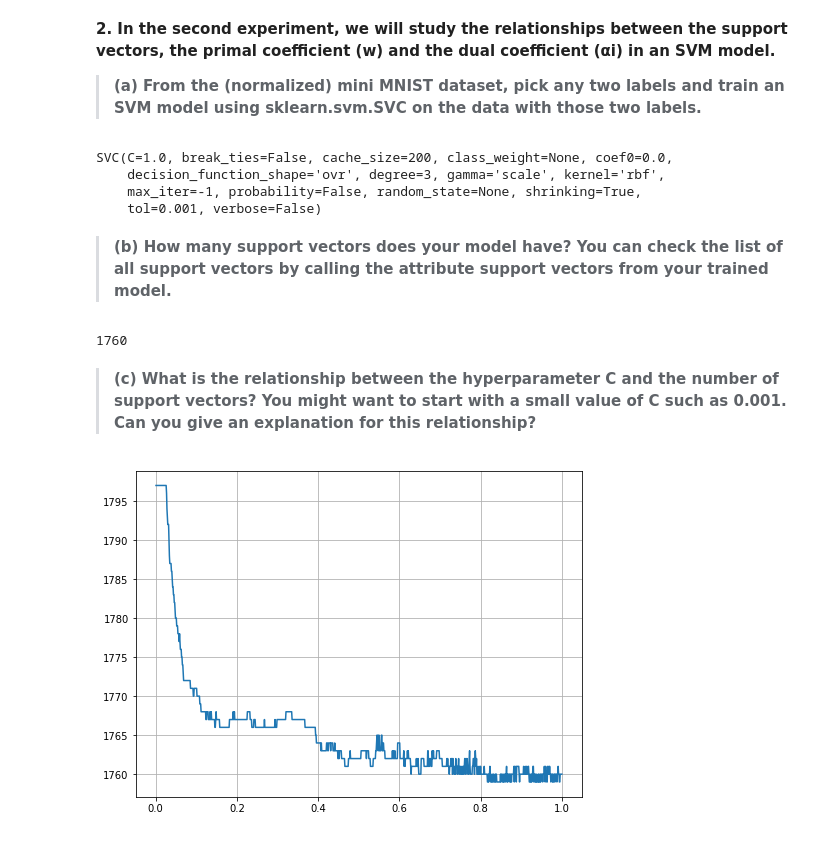
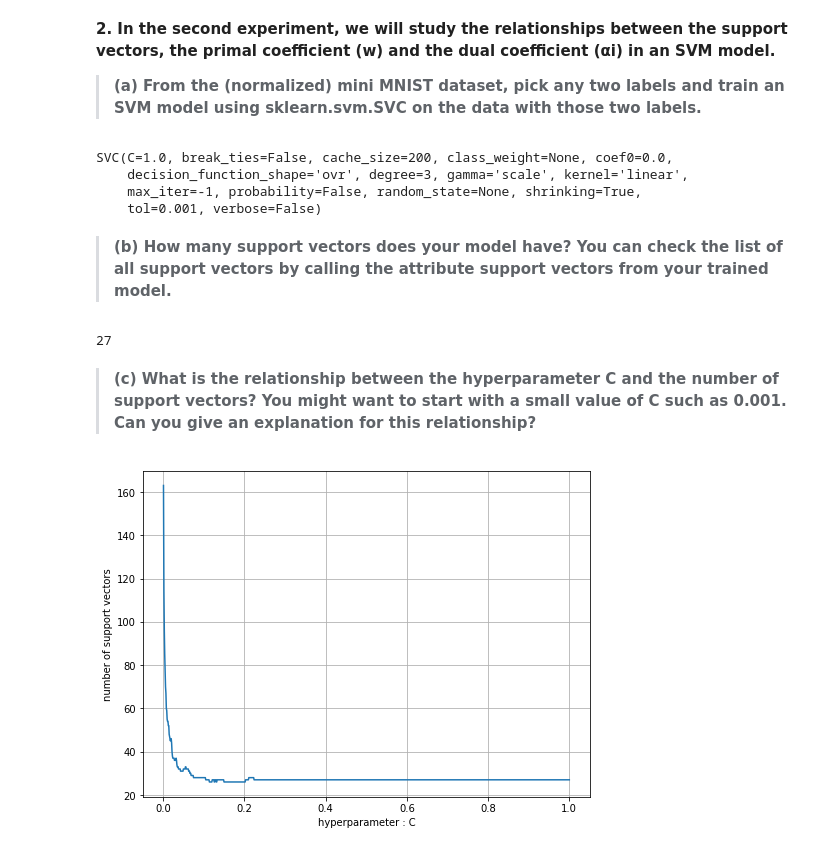
Before and after one commit to tackulus/229352, a Jupyter notebook: Lab04.ipynb, the cells around one changed output. Saved outputs shown, nothing was run; the diff lists cells and outputs as text; code cells hidden in the pictures.

```diff
--- a/Lab04.ipynb
+++ b/Lab04.ipynb
@@ -73,13 +73,15 @@ X.shape
 # %%
 from sklearn.svm import SVC
 
-k1, k2 = np.random.choice(X.shape[1], size=2, replace=False)
-Xk = X[:, [k1, k2]]
-clf = SVC()
-clf.fit(Xk, y)
+k1, k2 = np.random.choice(mnist.target_names, size=2, replace=False)
+index = np.where(y == k1)[0].tolist() + np.where(y == k2)[0].tolist()
+index = sorted(index)
+Xk, yk = X[index], y[index]
+clf = SVC(kernel='linear')
+clf.fit(Xk, yk)
 # %% [output]
 SVC(C=1.0, break_ties=False, cache_size=200, class_weight=None, coef0=0.0,
-    decision_function_shape='ovr', degree=3, gamma='scale', kernel='rbf',
+    decision_function_shape='ovr', degree=3, gamma='scale', kernel='linear',
     max_iter=-1, probability=False, random_state=None, shrinking=True,
     tol=0.001, verbose=False)
 # %% [markdown]
@@ -87,19 +89,22 @@ SVC(C=1.0, break_ties=False, cache_size=200, class_weight=None, coef0=0.0,
 # %%
 len(clf.support_vectors_)
 # %% [output]
-1760
+27
 # %% [markdown]
 > **(c) What is the relationship between the hyperparameter C and the number of support vectors? You might want to start with a small value of C such as 0.001. Can you give an explanation for this relationship?**
 # %%
 count = {}
 for c in np.arange(0.001, 1.001, 0.001):
-    clf = SVC(C=c)
-    clf.fit(Xk, y)
-    count[c] = len(clf.support_vectors_)
+    clfx = SVC(C=c, kernel="linear")
+    clfx.fit(Xk, yk)
+    count[c] = len(clfx.support_vectors_)
 # %%
 fig = plt.figure(figsize=(8, 6))
-plt.plot( *zip(*count.items()))
+plt.plot( *zip( *sorted(count.items()) ) )
+
+plt.xlabel("hyperparameter : C")
+plt.ylabel("number of support vectors")
 plt.grid()
 plt.show()
 # %% [output]
-[figure, old version]
+[figure, new version]
```
Also changed, not shown: parts of 6 cells of this notebook.
